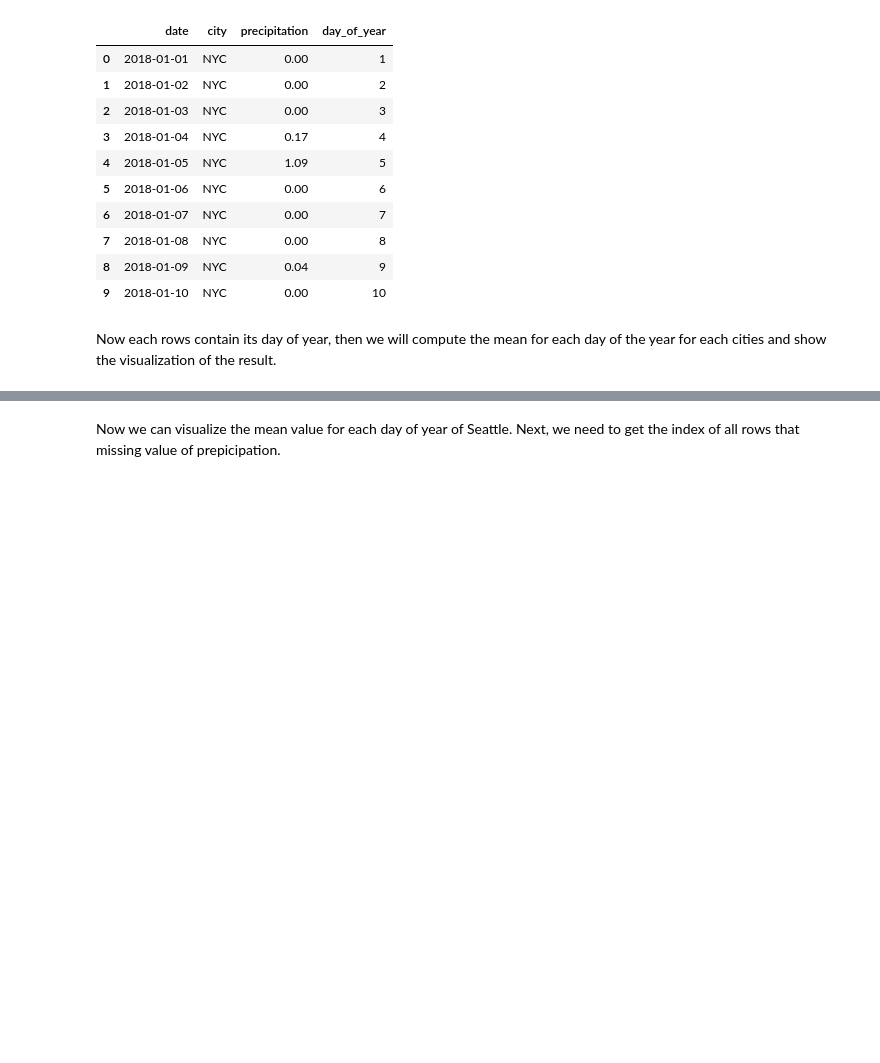
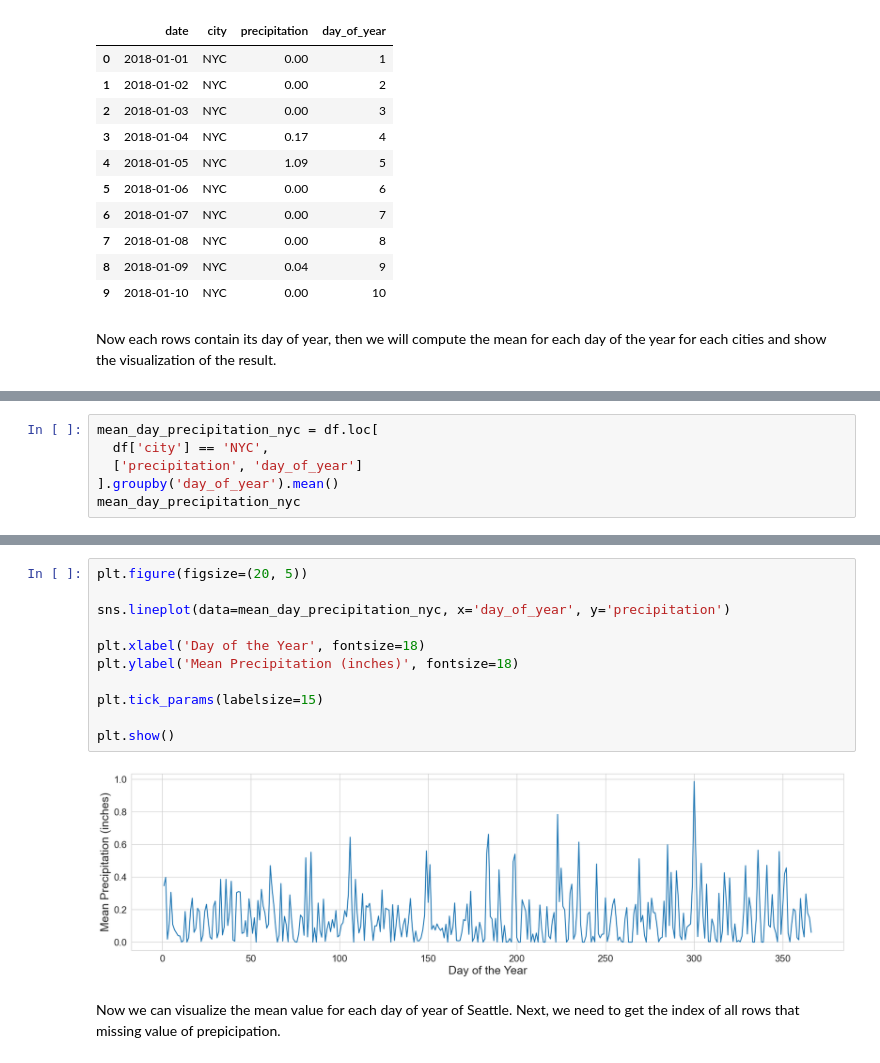
Before and after one commit to TheCong07/data-5100-foundations-of-data-science, a Jupyter notebook: weather/code/Weather_Data_Preparation_SEA_NYC.ipynb, the cells around one changed output, grey strips where cells are left out. Saved outputs shown, nothing was run; the diff lists cells and outputs as text; blank space fills up the shorter version.

```diff
--- a/weather/code/Weather_Data_Preparation_SEA_NYC.ipynb
+++ b/weather/code/Weather_Data_Preparation_SEA_NYC.ipynb
@@ -399,3 +415,9 @@ plt.tick_params(labelsize=15)
 plt.show()
 # %% [output]
 [figure]
+# %%
+mean_day_precipitation_nyc = df.loc[
+  df['city'] == 'NYC',
+  ['precipitation', 'day_of_year']
+].groupby('day_of_year').mean()
+mean_day_precipitation_nyc
@@ -402,3 +439,16 @@ plt.show()
+# %%
+plt.figure(figsize=(20, 5))
+
+sns.lineplot(data=mean_day_precipitation_nyc, x='day_of_year', y='precipitation')
+
+plt.xlabel('Day of the Year', fontsize=18)
+plt.ylabel('Mean Precipitation (inches)', fontsize=18)
+
+plt.tick_params(labelsize=15)
+
+plt.show()
+# %% [output]
+[figure, added]
 # %% [markdown]
 Now we can visualize the mean value for each day of year of Seattle. Next, we need to get the index of all rows that missing value of prepicipation.
 # %%
```
Also changed, not shown: parts of 4 cells of this notebook, 2 other files.
